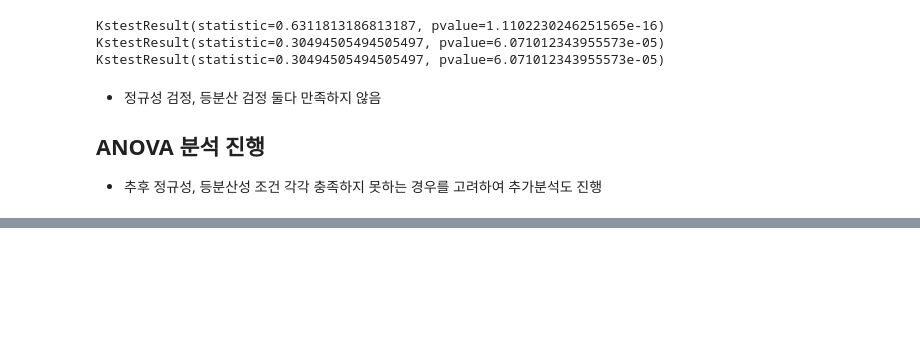
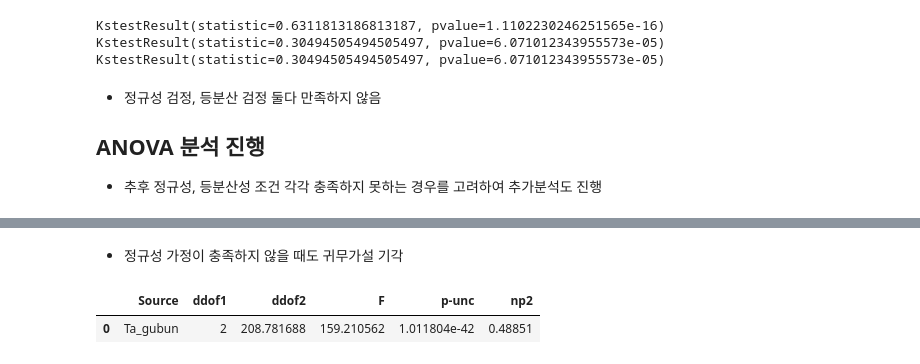
Before and after one commit to kwonym3094/statistic, a Jupyter notebook: 11_anova.ipynb, the cells around one changed output, grey strips where cells are left out. Cells and saved outputs as stored; diff of their text form; code cells hidden in the pictures; blank space fills up the shorter version.

```diff
--- a/11_anova.ipynb
+++ b/11_anova.ipynb
@@ -195,0 +197,16 @@ array([66, 64, 64, 50, 72, 74, 68, 62, 63, 72, 85, 65, 63, 78, 74, 67, 57,
+# %% [markdown]
+- 정규성 가정이 충족하지 않을 때도 귀무가설 기각
+# %%
+# 등분산성 가정x => Welch's ANOVA
+
+'''
+conda install -c conda-forge pingouin
+'''
+
+from pingouin import welch_anova
+
+aov = welch_anova(dv='CNT', between='Ta_gubun', data=data)
+aov
+# %% [output]
+|  | Source | ddof1 | ddof2 | F | p-unc | np2 |
+| 0 | Ta_gubun | 2 | 208.781688 | 159.210562 | 1.011804e-42 | 0.48851 |
```
Also changed, not shown: parts of 16 cells of this notebook, 2 other files.
